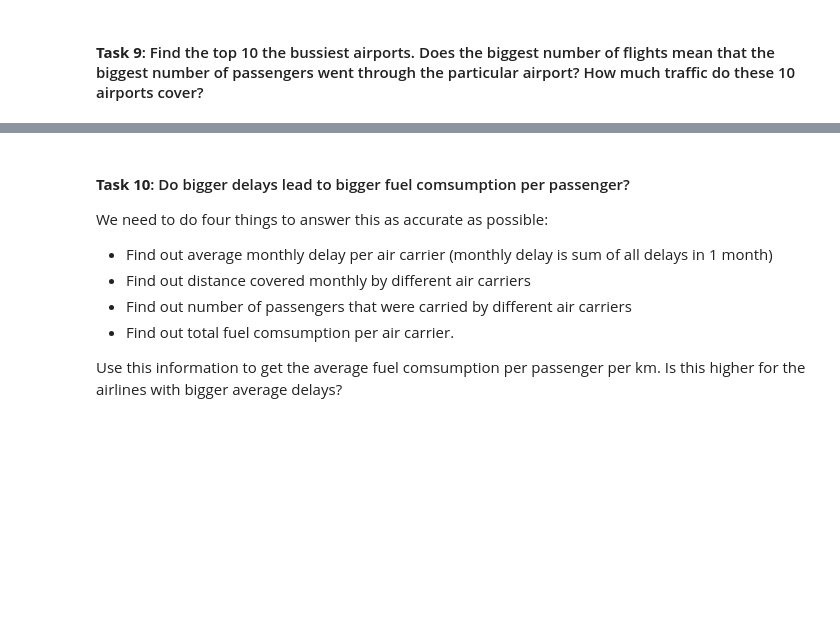
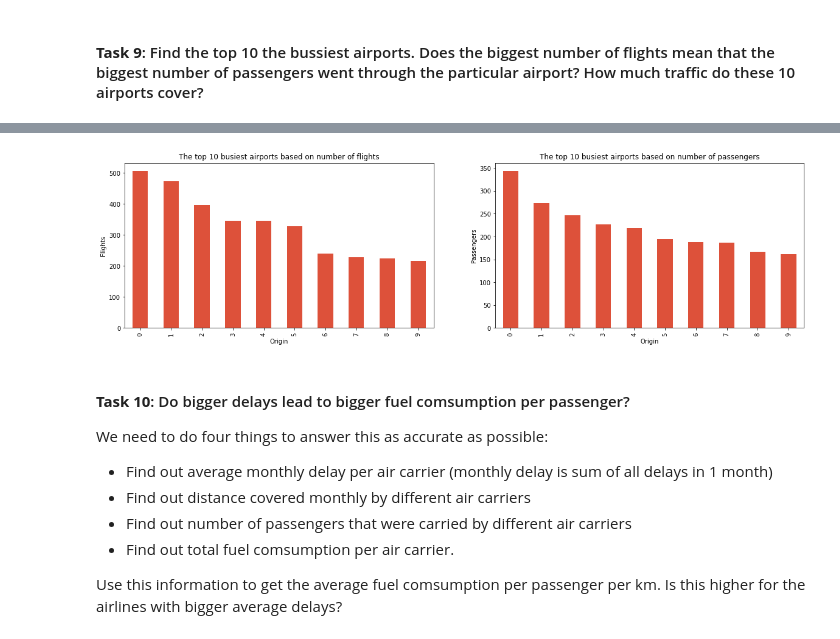
Before and after one commit to anzhgrdva/Predicting_Flight_Delays, a Jupyter notebook: EDA/Tasks 6-10.ipynb, the cells around one changed output, grey strips where cells are left out. Cells and saved outputs as stored; diff of their text form; code cells hidden in the pictures; blank space fills up the shorter version.

```diff
--- a/EDA/Tasks 6-10.ipynb
+++ b/EDA/Tasks 6-10.ipynb
@@ -373,3 +445,21 @@ plt.show()
+# %%
+fig, grid = plt.subplots(1, 2, figsize=(20, 5))
+color = cm.inferno_r(np.linspace(.4, .8, 30))
+
+origin_flights_count.plot(ax=grid[0], kind='bar', stacked=True, color=color, legend=False, figsize=(20, 5))
+grid[0].set_title('The top 10 busiest airports based on number of flights')
+grid[0].set_ylabel('Flights')
+grid[0].set_xlabel('Origin')
+
+origin_passenger_count.plot(ax=grid[1], kind='bar', stacked=True, color=color, legend=False, figsize=(20, 5))
+grid[1].set_title('The top 10 busiest airports based on number of passengers')
+grid[1].set_ylabel('Passengers')
+grid[1].set_xlabel('Origin')
+
+
+plt.show()
+# %% [output]
+[figure, added]
 # %% [markdown]
 #### **Task 10**: Do bigger delays lead to bigger fuel comsumption per passenger?
 We need to do four things to answer this as accurate as possible:
```
Also changed, not shown: parts of 7 cells of this notebook, 1 other file.
